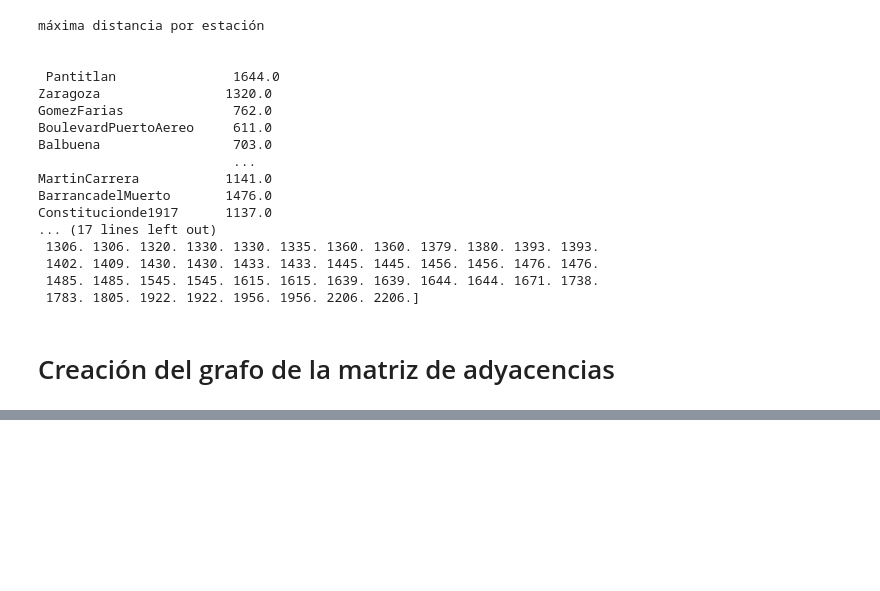
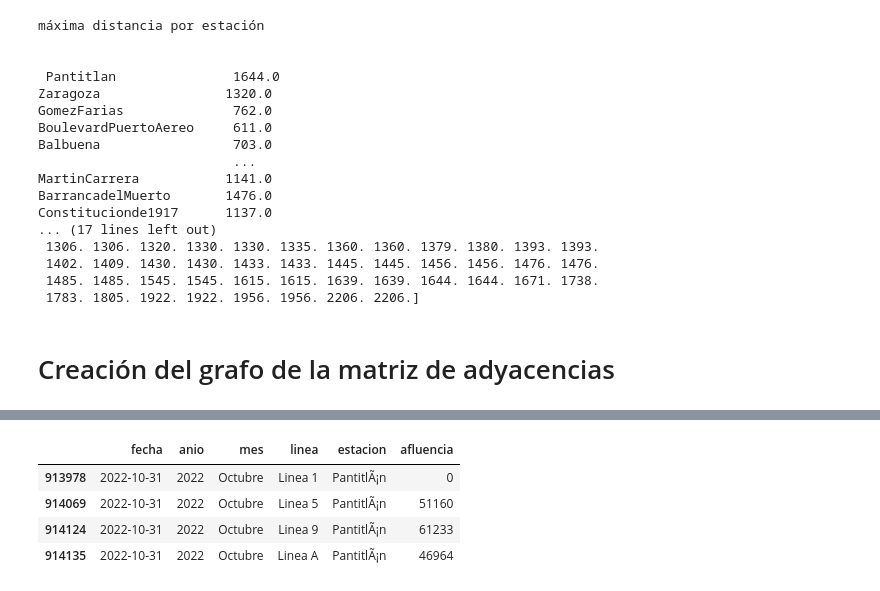
Before and after one commit to jgarciad/proyecto_final_equipo_3, a Jupyter notebook: reporte_proyectofinal_equipo_3.ipynb, the cells around one changed output, grey strips where cells are left out. Saved outputs shown, nothing was run; the diff lists cells and outputs as text; code cells hidden in the pictures; blank space fills up the shorter version.

```diff
--- a/reporte_proyectofinal_equipo_3.ipynb
+++ b/reporte_proyectofinal_equipo_3.ipynb
@@ -84,0 +119,8 @@ Constitucionde1917      1137.0
+# %%
+afluencia[(afluencia['fecha']=='2022-10-31')&(afluencia['estacion'].str.contains('Pantitl'))]
+# %% [output]
+|  | fecha | anio | mes | linea | estacion | afluencia |
+| 913978 | 2022-10-31 | 2022 | Octubre | Linea 1 | PantitlÃ¡n | 0 |
+| 914069 | 2022-10-31 | 2022 | Octubre | Linea 5 | PantitlÃ¡n | 51160 |
+| 914124 | 2022-10-31 | 2022 | Octubre | Linea 9 | PantitlÃ¡n | 61233 |
+| 914135 | 2022-10-31 | 2022 | Octubre | Linea A | PantitlÃ¡n | 46964 |
```
Also changed, not shown: parts of 9 cells of this notebook, 1 other file.
